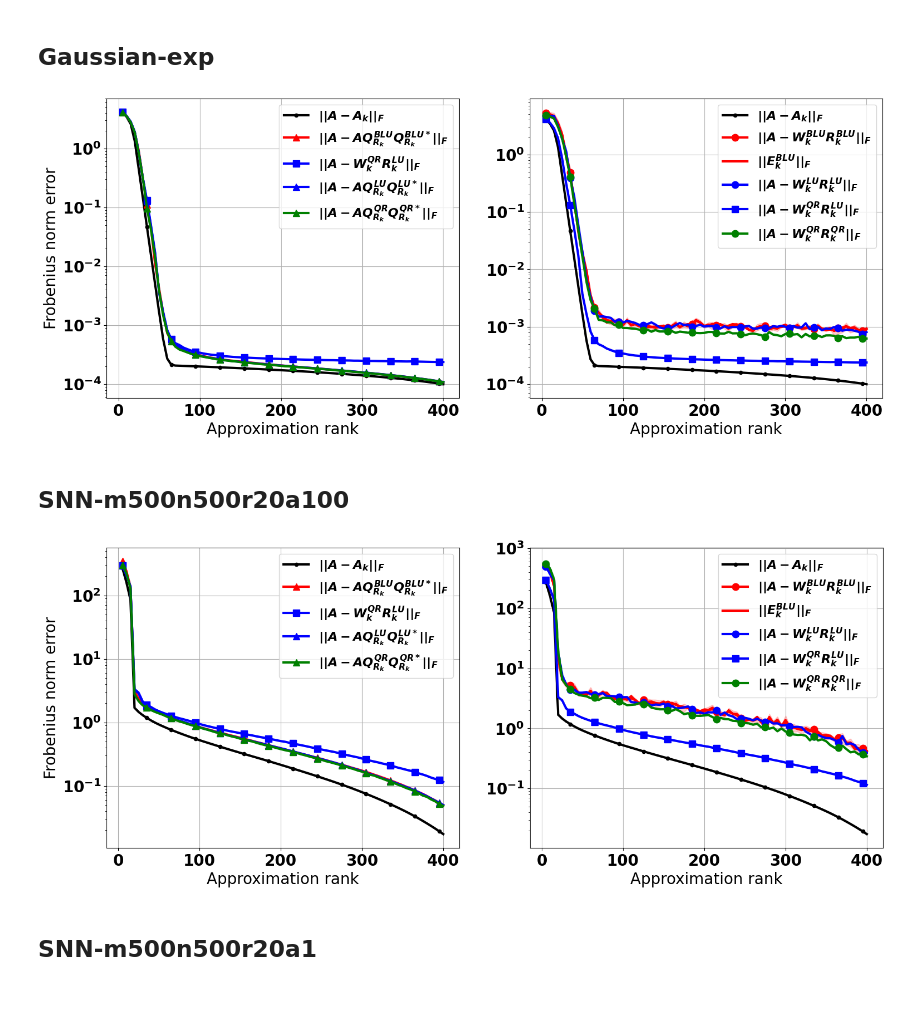
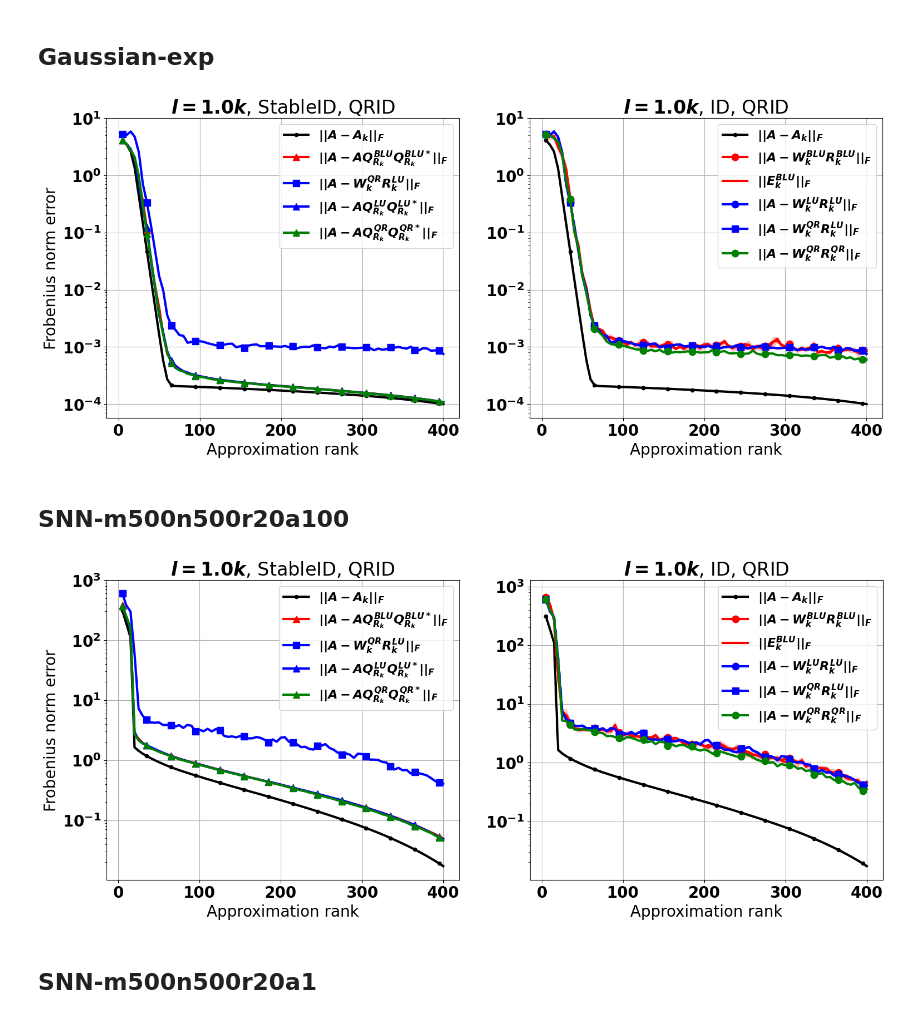
Before and after one commit to dyjdongyijun/Robust_Blockwise_Random_Pivoting, a Jupyter notebook: python/demo.ipynb, the cells around one changed output. Drawn from its saved outputs; the diff is of its cells as text; code cells hidden in the pictures.

```diff
--- a/python/demo.ipynb
+++ b/python/demo.ipynb
@@ -654,0 +660,40 @@ plt.savefig(f'../figs/{target_tag}__rank{ranks[-1]:d}__BLU_LU_QR.png')
+# %%
+max_x = 490
+mask = ranks<=max_x
+markevery = 6
+
+plt.figure(figsize=(18,7))
+plt.subplot(1,2,1)
+for err_key, err_val in errors.items():
+    if err_key.find('Stable')!=-1 or err_key=='SVD' or err_key.find('QRID')!=-1:
+        plt.plot(ranks[mask], err_val[mask], plot_styler[err_key], label=plot_legends[err_key], markevery=markevery)
+        # plt.plot(ranks, err_val, plot_styler[err_key], label=plot_legends[err_key], markevery=markevery)
+plt.legend()
+plt.xlabel('Approximation rank')
+plt.ylabel('Frobenius norm error')
+plt.title(f'$l={oversampling:.1f}k$, StableID, QRID')
+ax = plt.gca()
+ax.set_yscale('log')
+
+plt.subplot(1,2,2)
+for err_key, err_val in errors.items():
+    if err_key=='IRMS_EST':
+        plot_mean_variance(
+            ranks[mask], err_val[:,mask],
+            key=plot_legends[err_key],
+            marker=plot_styler[err_key], markevery=markevery,
+            color=plot_styler[err_key][0], alpha=0.2,
+        )
+    elif err_key.find('Stable')==-1:
+        plt.plot(ranks[mask], err_val[mask], plot_styler[err_key], label=plot_legends[err_key], markevery=markevery)
+        # plt.plot(ranks, err_val, plot_styler[err_key], label=plot_legends[err_key], markevery=markevery)
+plt.legend()
+plt.xlabel('Approximation rank')
+plt.title(f'$l={oversampling:.1f}k$, ID, QRID')
+ax = plt.gca()
+ax.set_yscale('log')
+
+# for key, val in others.items():
+#     plt.plot(ranks[mask], val[mask], plot_styler[key], label=key, markevery=markevery)
+# plt.legend()
+plt.savefig(f'../figs/{target_tag}__rank{ranks[-1]:d}__BLU_LU_QR.png')
@@ -656,7 +703,8 @@ plt.savefig(f'../figs/{target_tag}__rank{ranks[-1]:d}__BLU_LU_QR.png')
 ## Gaussian-exp
 # %%
 target_tag = 'Gaussian-exp'
-errors, others, ranks = compare_id_algorithms(targets[target_tag], mode='lu')
+oversampling=1.0
+errors, others, ranks = compare_id_algorithms(targets[target_tag], oversampling=oversampling)
 # %%
 max_x = 400
 mask = ranks<=max_x
@@ -669,34 +717,36 @@ for err_key, err_val in errors.items():
         plt.plot(ranks[mask], err_val[mask], plot_styler[err_key], label=plot_legends[err_key], markevery=markevery)
         # plt.plot(ranks, err_val, plot_styler[err_key], label=plot_legends[err_key], markevery=markevery)
 plt.legend()
 plt.xlabel('Approximation rank')
 plt.ylabel('Frobenius norm error')
+plt.title(f'$l={oversampling:.1f}k$, StableID, QRID')
 ax = plt.gca()
 ax.set_yscale('log')
 
 plt.subplot(1,2,2)
 for err_key, err_val in errors.items():
     if err_key=='IRMS_EST':
         plot_mean_variance(
             ranks[mask], err_val[:,mask],
             key=plot_legends[err_key],
             marker=plot_styler[err_key], markevery=markevery,
             color=plot_styler[err_key][0], alpha=0.2,
         )
     elif err_key.find('Stable')==-1:
         plt.plot(ranks[mask], err_val[mask], plot_styler[err_key], label=plot_legends[err_key], markevery=markevery)
         # plt.plot(ranks, err_val, plot_styler[err_key], label=plot_legends[err_key], markevery=markevery)
 plt.legend()
 plt.xlabel('Approximation rank')
+plt.title(f'$l={oversampling:.1f}k$, ID, QRID')
 ax = plt.gca()
 ax.set_yscale('log')
 
 # for key, val in others.items():
 #     plt.plot(ranks[mask], val[mask], plot_styler[key], label=key, markevery=markevery)
 # plt.legend()
 plt.savefig(f'../figs/{target_tag}__rank{ranks[-1]:d}__BLU_LU_QR.png')
 # %% [output]
-[figure, old version]
+[figure, new version]
 # %% [markdown]
 ## SNN-m500n500r20a100
 # %%
@@ -716,6 +767,7 @@ for err_key, err_val in errors.items():
 plt.legend()
 plt.xlabel('Approximation rank')
 plt.ylabel('Frobenius norm error')
+plt.title(f'$l={oversampling:.1f}k$, StableID, QRID')
 ax = plt.gca()
 ax.set_yscale('log')
 
@@ -733,6 +785,7 @@ for err_key, err_val in errors.items():
         # plt.plot(ranks, err_val, plot_styler[err_key], label=plot_legends[err_key], markevery=markevery)
 plt.legend()
 plt.xlabel('Approximation rank')
+plt.title(f'$l={oversampling:.1f}k$, ID, QRID')
 ax = plt.gca()
 ax.set_yscale('log')
 
@@ -741,7 +794,7 @@ ax.set_yscale('log')
 # plt.legend()
 plt.savefig(f'../figs/{target_tag}__rank{ranks[-1]:d}__BLU_LU_QR.png')
 # %% [output]
-[figure, old version]
+[figure, new version]
 # %% [markdown]
 ## SNN-m500n500r20a1
 # %%
```
Also changed, not shown: parts of 13 cells of this notebook, 6 other files.
